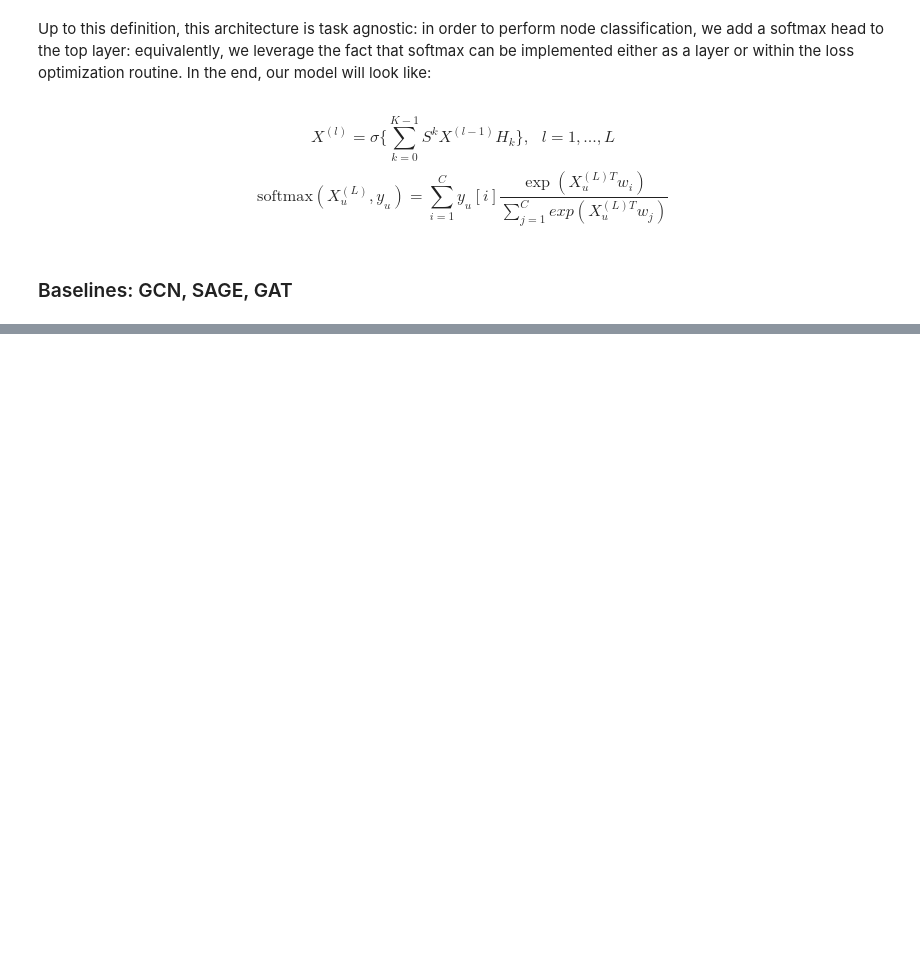
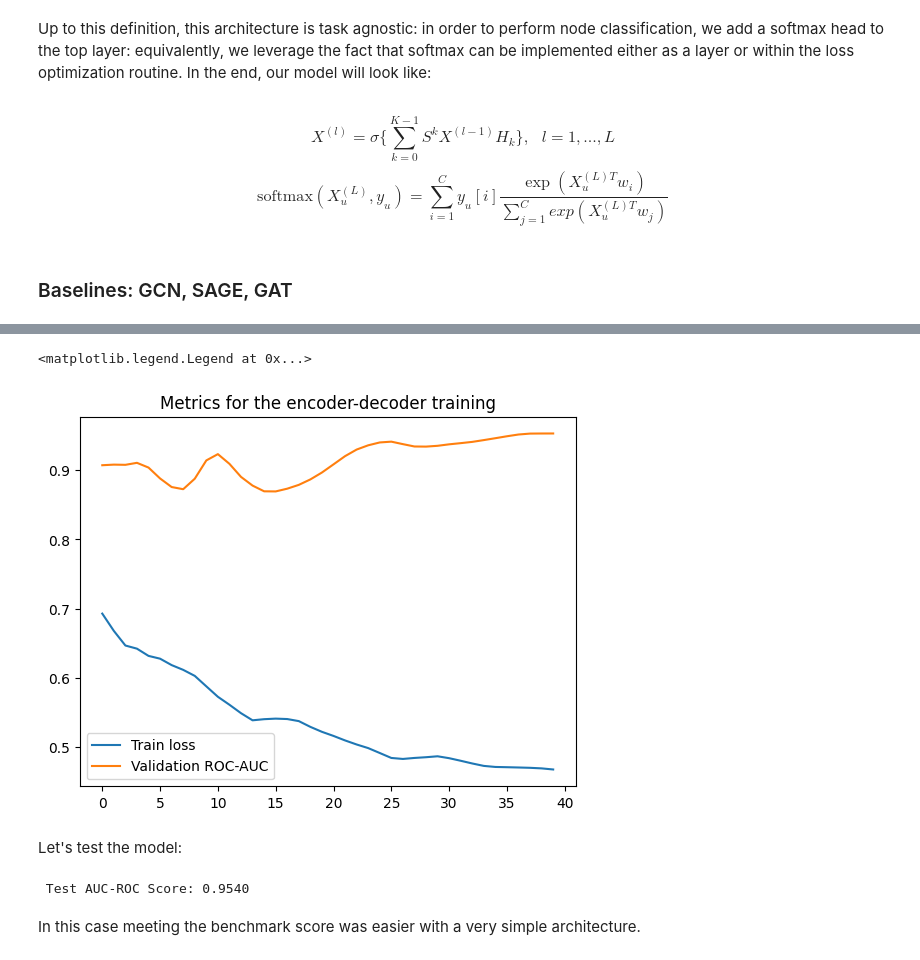
Before and after one commit to LeoDiNino97/SocialNetworks-OnlineMarkets, a Jupyter notebook: Social Networks/Homework/P6/P6.ipynb, the cells around one changed output, grey strips where cells are left out. Saved outputs shown, nothing was run; the diff lists cells and outputs as text; code cells hidden in the pictures; blank space fills up the shorter version.

```diff
--- a/Social Networks/Homework/P6/P6.ipynb
+++ b/Social Networks/Homework/P6/P6.ipynb
@@ -373,0 +386,3 @@ axs[1].legend()
+# %%
+pos_edges_train, pos_edges_val, pos_edges_test = edge_splitting(edges, nodes)
+neg_edges_train, neg_edges_val, neg_edges_test = edge_splitting(edges, nodes, negative=True)
@@ -373,0 +391,11 @@ axs[1].legend()
+# %%
+hidden_channels = 128
+embedding_dimension = 16
+
+model = EncoderDecoder(
+    in_channels=dataset.num_features,
+    hidden_channels=hidden_channels,
+    out_channels=embedding_dimension
+    ).float()
+
+model
@@ -373,0 +409,15 @@ axs[1].legend()
+# %%
+optimizer = torch.optim.Adam(model.parameters(), lr=0.01)
+criterion = torch.nn.BCELoss()
+
+epochs = 40
+# %%
+train_loss, val_auc = encoder_decoder_train_loop(epochs,
+                                                 model,
+                                                 optimizer,
+                                                 criterion,
+                                                 data,
+                                                 pos_edges_train,
+                                                 neg_edges_train,
+                                                 pos_edges_val,
+                                                 neg_edges_val)
@@ -373,0 +433,19 @@ axs[1].legend()
+# %%
+plt.plot(train_loss, label = 'Train loss')
+plt.plot(val_auc, label = 'Validation ROC-AUC')
+plt.title('Metrics for the encoder-decoder training')
+plt.legend()
+# %% [output]
+<matplotlib.legend.Legend at 0x...>
+[figure, added]
+# %% [markdown]
+Let's test the model:
+# %%
+test_encoder_decoder(model,
+                     data,
+                     pos_edges_test,
+                     neg_edges_test)
+# %% [output]
+ Test AUC-ROC Score: 0.9540
+# %% [markdown]
+In this case meeting the benchmark score was easier with a very simple architecture.
```
Also changed, not shown: parts of 17 cells of this notebook, 5 other files.
